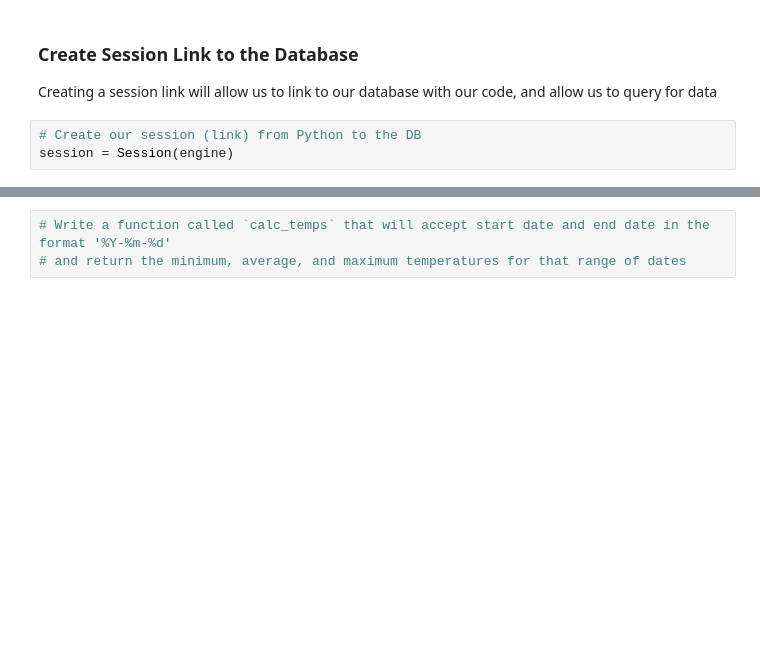
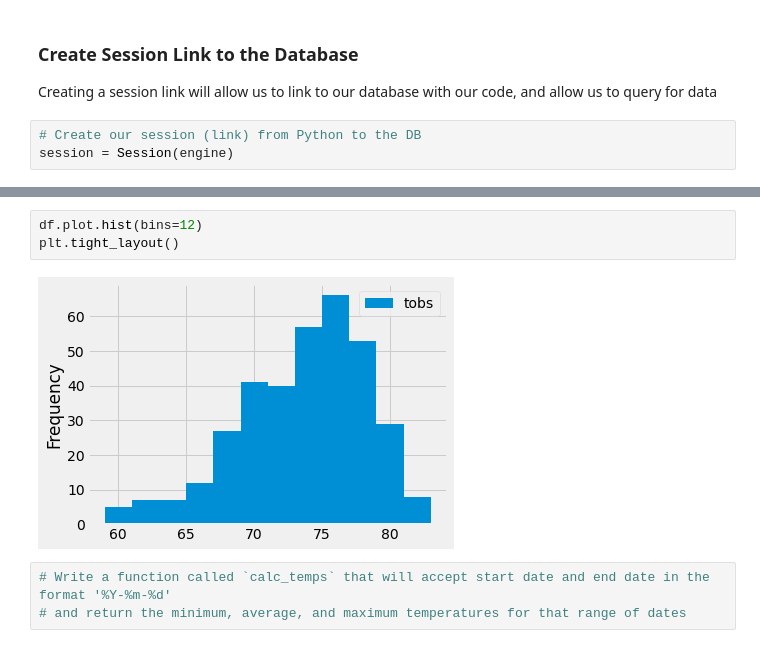
Before and after one commit to asukmawan/surfs_up, a Jupyter notebook: climate_analysis.ipynb, the cells around one changed output, grey strips where cells are left out. Drawn from its saved outputs; the diff is of its cells as text; blank space fills up the shorter version.

```diff
--- a/climate_analysis.ipynb
+++ b/climate_analysis.ipynb
@@ -96,3 +265,8 @@ session = Session(engine)
+# %%
+df.plot.hist(bins=12)
+plt.tight_layout()
+# %% [output]
+[figure, added]
 # %%
 # Write a function called `calc_temps` that will accept start date and end date in the format '%Y-%m-%d'
 # and return the minimum, average, and maximum temperatures for that range of dates
```
Also changed, not shown: parts of 21 cells of this notebook.
